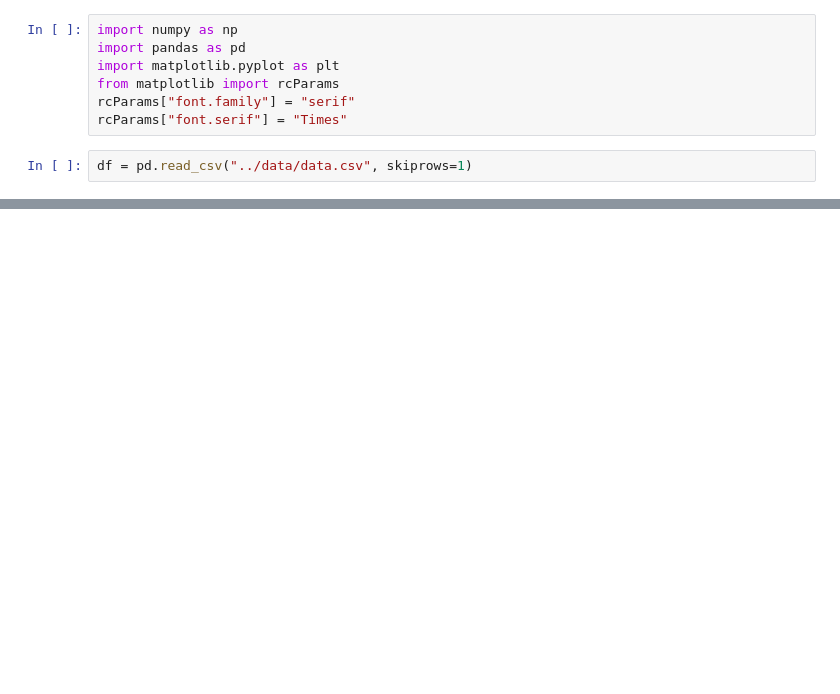
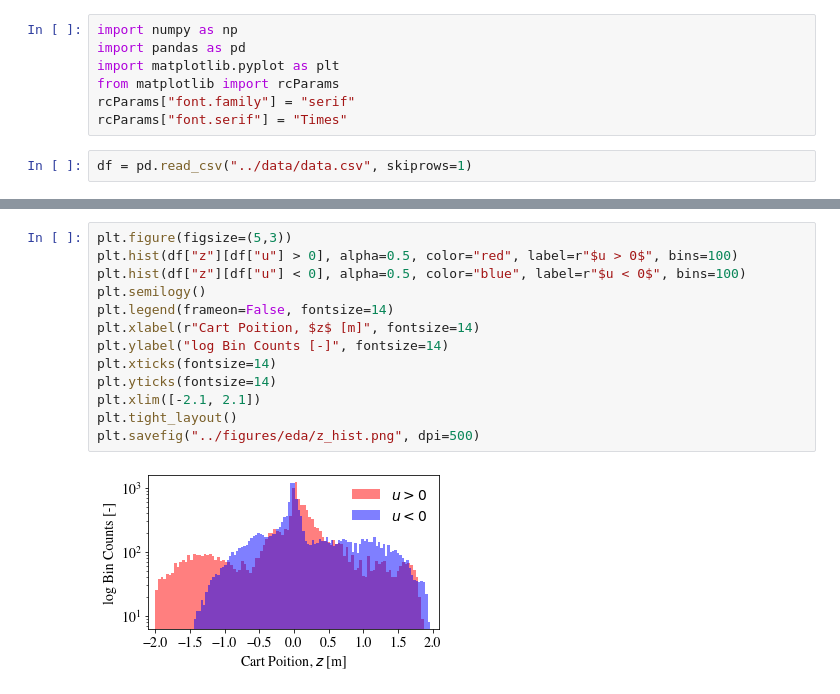
Before and after one commit to maitreyakv/imitation-learning, a Jupyter notebook: src/eda.ipynb, the cells around one changed output, grey strips where cells are left out. Saved outputs shown, nothing was run; the diff lists cells and outputs as text; blank space fills up the shorter version.

```diff
--- a/src/eda.ipynb
+++ b/src/eda.ipynb
@@ -40,3 +47,18 @@ pd.plotting.scatter_matrix(df.drop(columns=["group"]), alpha=0.1, diagonal="kde"
+# %%
+plt.figure(figsize=(5,3))
+plt.hist(df["z"][df["u"] > 0], alpha=0.5, color="red", label=r"$u > 0$", bins=100)
+plt.hist(df["z"][df["u"] < 0], alpha=0.5, color="blue", label=r"$u < 0$", bins=100)
+plt.semilogy()
+plt.legend(frameon=False, fontsize=14)
+plt.xlabel(r"Cart Poition, $z$ [m]", fontsize=14)
+plt.ylabel("log Bin Counts [-]", fontsize=14)
+plt.xticks(fontsize=14)
+plt.yticks(fontsize=14)
+plt.xlim([-2.1, 2.1])
+plt.tight_layout()
+plt.savefig("../figures/eda/z_hist.png", dpi=500)
+# %% [output]
+[figure, added]
 # %%
 plt.figure(figsize=(5,4.2))
 plt.scatter(df["z"], df["z_dot"], c=df["u"], alpha=1, marker=".", s=10, cmap="seismic")
```
Also changed, not shown: parts of 6 cells of this notebook, 3 other files.
